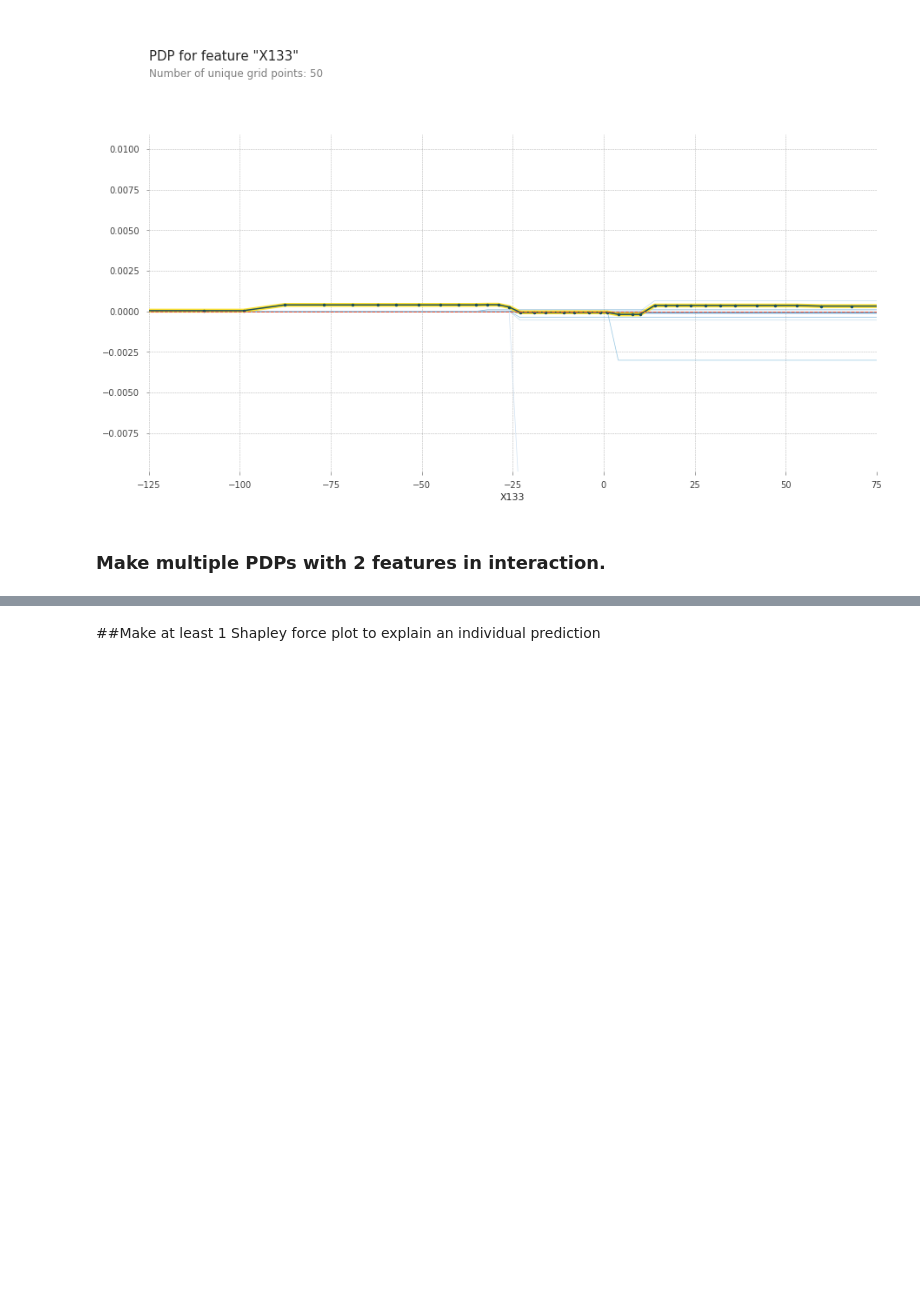
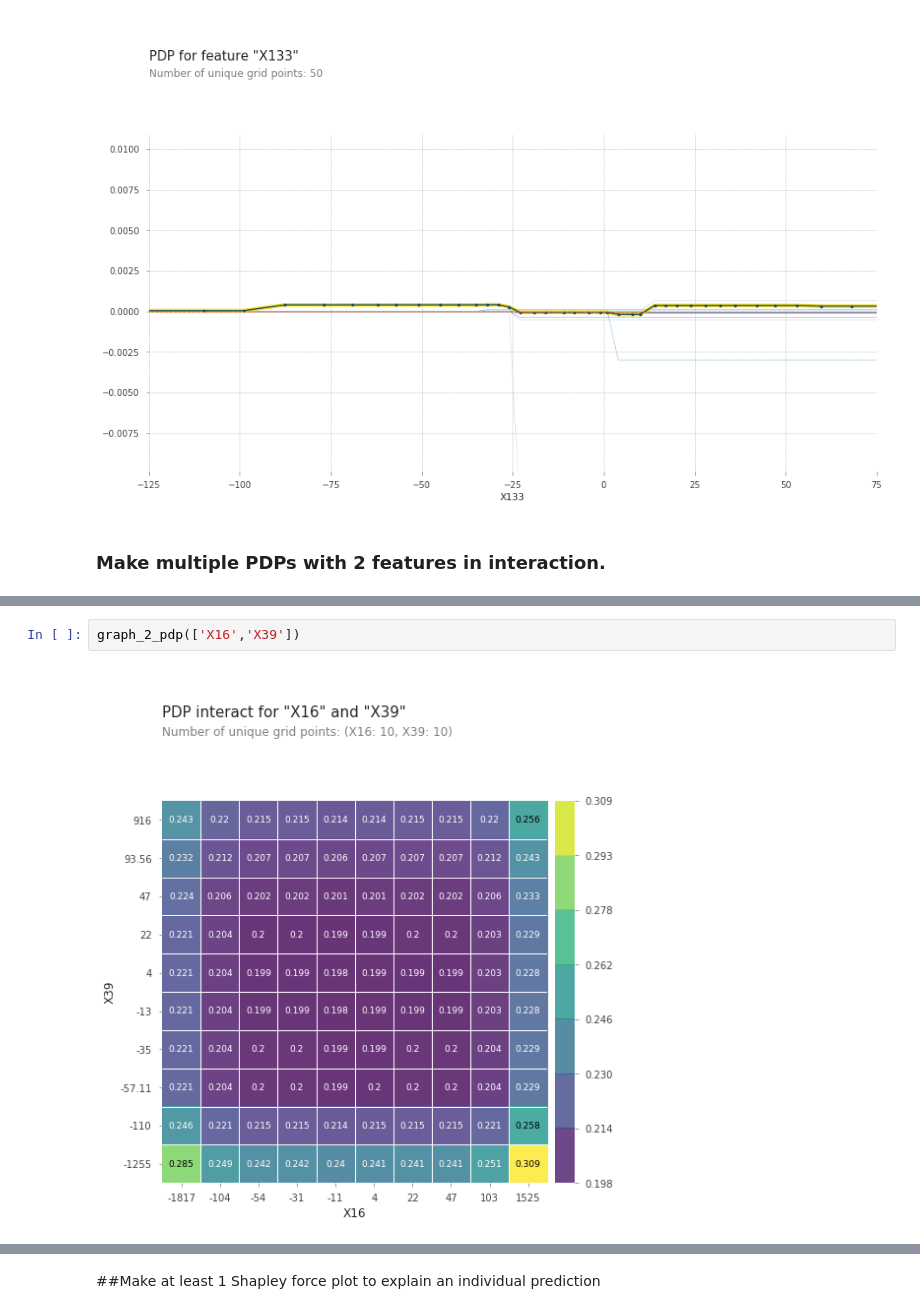
Before and after one commit to mahoryu/DS-Unit-2-Applied-Modeling, a Jupyter notebook: module4-model-interpretation/LS_DS_234_assignment.ipynb, the cells around one changed output, grey strips where cells are left out. Cells and saved outputs as stored; diff of their text form; blank space fills up the shorter version.

```diff
--- a/module4-model-interpretation/LS_DS_234_assignment.ipynb
+++ b/module4-model-interpretation/LS_DS_234_assignment.ipynb
@@ -309,0 +321,4 @@ def graph_2_pdp(feature1, feature2):
+# %%
+graph_2_pdp(['X16','X39'])
+# %% [output]
+[figure, added]
```
Also changed, not shown: parts of 11 cells of this notebook.
